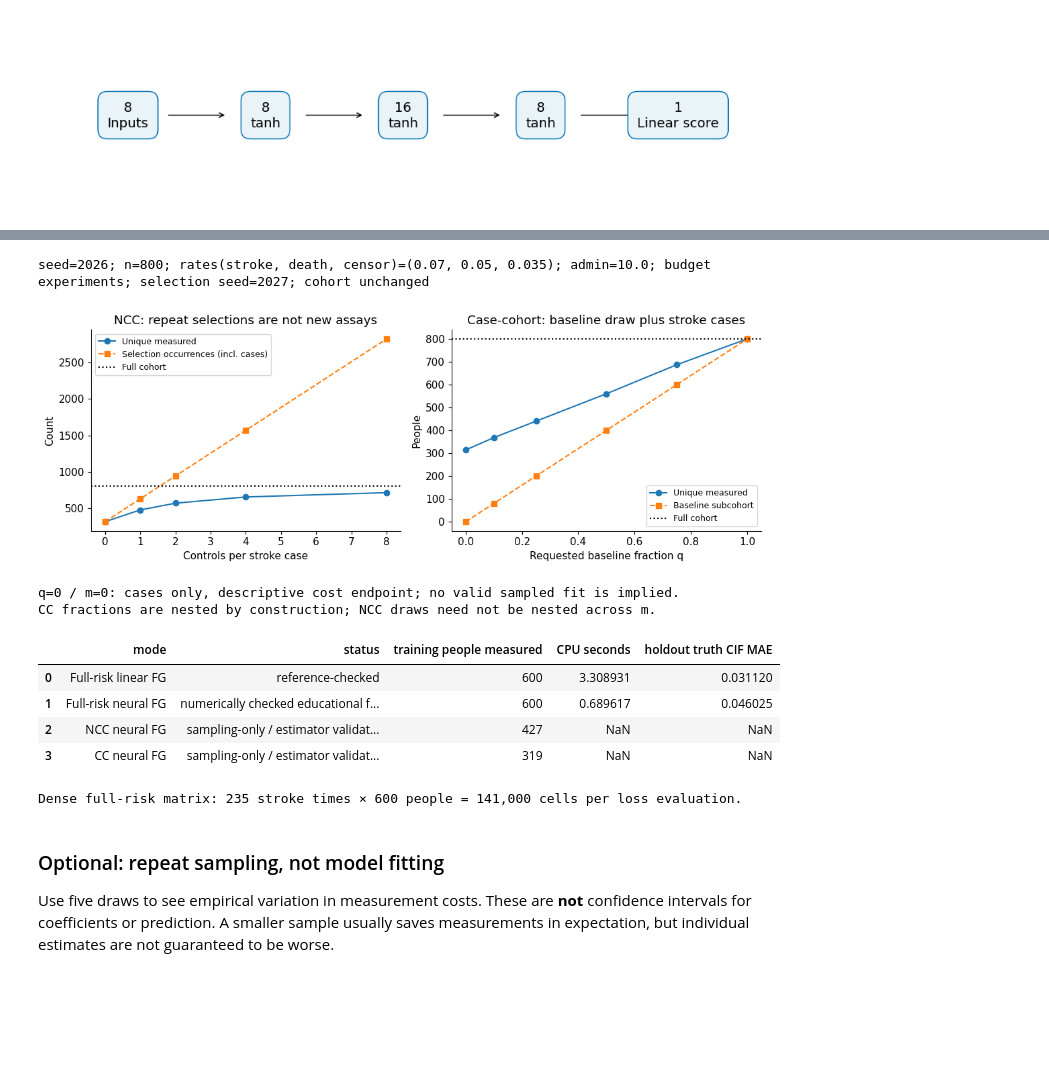
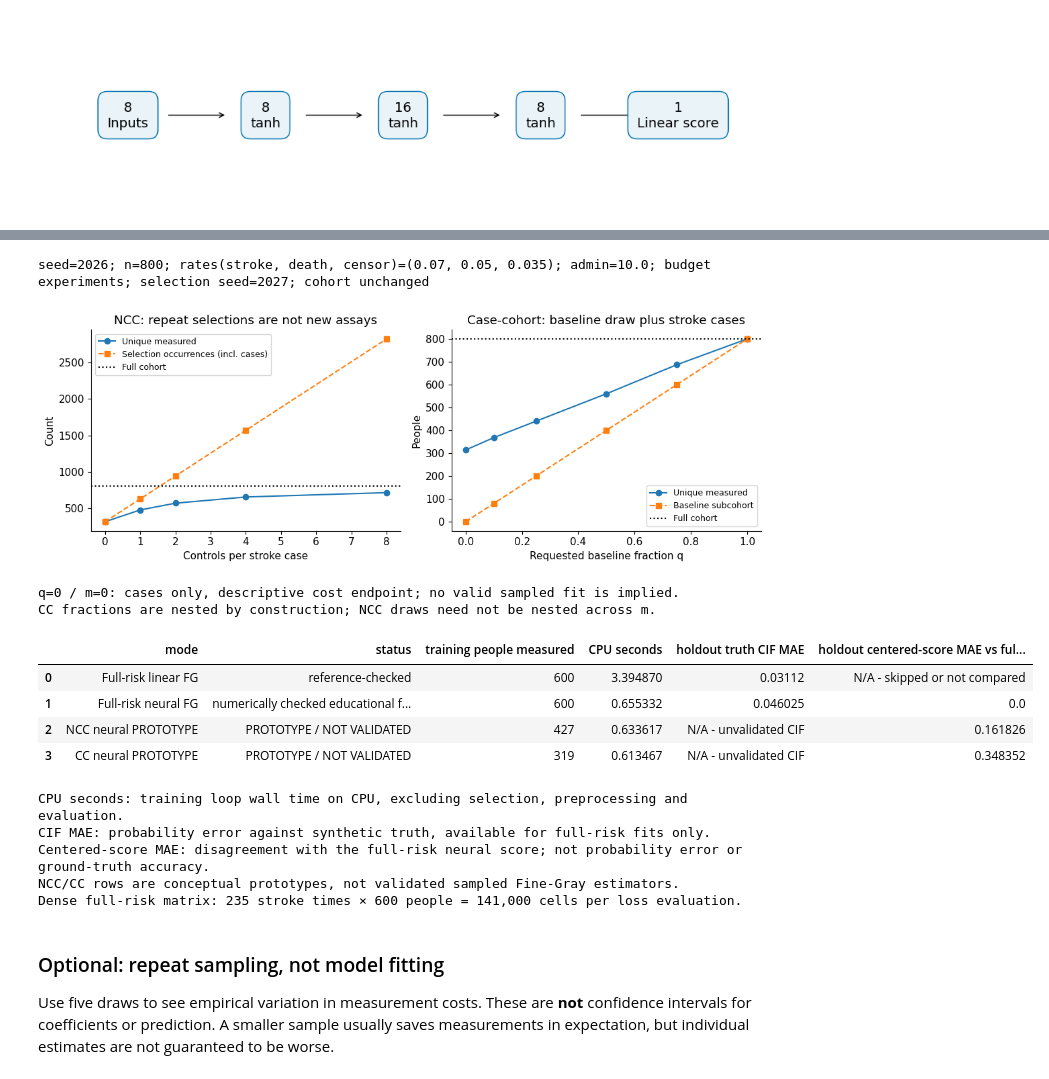
Before and after one commit to MichaelFalk1/Fine_Gray_Competing_Risk_WorkShop, a Jupyter notebook: workshop.ipynb, the cells around one changed output, grey strips where cells are left out. Cells and saved outputs as stored; diff of their text form; code cells hidden in the pictures; blank space fills up the shorter version.

Commit message:
feat: addinf ncc and cc dnn as well as cif for both

```diff
--- a/workshop.ipynb
+++ b/workshop.ipynb
@@ -134,6 +136,7 @@ SELECTION_SEED = SEED + 1
 EPOCHS = 5 if FAST_MODE else 20
 LEARNING_RATE = 0.01
 TRAIN_NEURAL = True
+TRAIN_SAMPLED_PROTOTYPES = True  # Didactic scores only; requires TRAIN_NEURAL.
 # %%
 import numpy as np
 import pandas as pd
@@ -974,0 +1141,30 @@ with these estimators. No approximate sampled loss is included.
+# %%
+if prototype_results and neural_prediction is not None:
+    context(f'Illustrative CIF; NCC controls={NCC_CONTROLS}; CC baseline fraction={CC_FRACTION:.0%}; selection seed={SELECTION_SEED}')
+    fig, ax = plt.subplots(figsize=(9, 5))
+    # Compare average individual curves for the same evaluation group.
+    ax.plot(eval_grid, neural_prediction.mean(axis=0), color='#0072B2',
+            linewidth=2, label='Full-risk neural FG (full training cohort)')
+    for mode, result in prototype_results.items():
+        try:
+            curves = prototype_cif(result['design'], result['training_scores'], result['scores'], eval_grid)
+        except ValueError as exc:
+            print(f'{mode} illustrative CIF skipped: {exc}')
+            continue
+        result['illustrative_cif'] = curves
+        color = {'NCC': '#D55E00', 'CC': '#009E73'}[mode]
+        label = (f'NCC ({NCC_CONTROLS} controls per stroke case)' if mode == 'NCC'
+                 else f'CC ({CC_FRACTION:.0%} baseline subcohort + stroke cases)')
+        ax.plot(eval_grid, curves.mean(axis=0), '--', color=color, linewidth=2, label=label)
+        gap = result['design']['zero_support']
+        if gap:
+            print(f'{mode}: {gap} contributing people have zero inclusion probability; this curve cannot represent the full risk set.')
+    ax.plot(eval_grid, truth_prediction.mean(axis=0), ':', color='black',
+            linewidth=2, label='Simulation truth')
+    ax.set(title='First-stroke cumulative incidence',
+           xlabel='Follow-up time (synthetic years)',
+           ylabel='Cumulative incidence of first stroke', ylim=(0, 1))
+    ax.legend(fontsize=10)
+    plt.tight_layout(); plt.show()
+else:
+    print('Illustrative NCC/CC CIF panel skipped: enable both neural switches and complete prototype training.')
@@ -979,45 +1178,49 @@ ncc_budgets = [sample_ncc(outcomes, m, SELECTION_SEED) for m in m_values]
 cc_budgets = [sample_case_cohort(outcomes, q, SELECTION_SEED) for q in q_values]
 fig, axes = plt.subplots(1, 2, figsize=(11, 4))
 axes[0].plot(m_values, [len(s['measured']) for s in ncc_budgets], 'o-', label='Unique measured')
 axes[0].plot(m_values, [len(s['cases'])+s['control_occurrences'] for s in ncc_budgets],
              's--', label='Selection occurrences (incl. cases)')
 axes[0].axhline(N, color='black', linestyle=':', label='Full cohort')
 axes[0].set(xlabel='Controls per stroke case', ylabel='Count', title='NCC: repeat selections are not new assays')
 axes[1].plot(q_values, [len(s['measured']) for s in cc_budgets], 'o-', label='Unique measured')
 axes[1].plot(q_values, [len(s['baseline']) for s in cc_budgets], 's--', label='Baseline subcohort')
 axes[1].axhline(N, color='black', linestyle=':', label='Full cohort')
 axes[1].set(xlabel='Requested baseline fraction q', ylabel='People', title='Case-cohort: baseline draw plus stroke cases')
 for ax in axes: ax.legend(fontsize=9)
 plt.tight_layout(); plt.show()
 print('q=0 / m=0: cases only, descriptive cost endpoint; no valid sampled fit is implied.')
 print('CC fractions are nested by construction; NCC draws need not be nested across m.')
 
 comparison = pd.DataFrame([
     {'mode': 'Full-risk linear FG', 'status': 'reference-checked' if linear_fg else 'skipped',
      'training people measured': len(train), 'CPU seconds': linear_seconds,
      'holdout truth CIF MAE': linear_truth_mae if linear_fg else np.nan},
     {'mode': 'Full-risk neural FG', 'status': neural_status, 'training people measured': len(train),
      'CPU seconds': neural_seconds, 'holdout truth CIF MAE': neural_truth_mae},
-    {'mode': 'NCC neural FG', 'status': 'sampling-only / estimator validation blocked',
-     'training people measured': len(sample_ncc(train[['subject_id','time','event']], NCC_CONTROLS, SELECTION_SEED)['measured']),
-     'CPU seconds': np.nan, 'holdout truth CIF MAE': np.nan},
-    {'mode': 'CC neural FG', 'status': 'sampling-only / estimator validation blocked',
-     'training people measured': len(sample_case_cohort(train[['subject_id','time','event']], CC_FRACTION, SELECTION_SEED)['measured']),
-     'CPU seconds': np.nan, 'holdout truth CIF MAE': np.nan}])
-display(comparison)
+    *prototype_rows])
+comparison.loc[comparison['mode'] == 'Full-risk neural FG', 'holdout centered-score MAE vs full neural'] = 0.0 if neural_prediction is not None else np.nan
+display(comparison.fillna('N/A - skipped or not compared'))
+print('CPU seconds: training loop wall time on CPU, excluding selection, preprocessing and evaluation.')
+print('CIF MAE: probability error against synthetic truth, available for full-risk fits only.')
+print('Centered-score MAE: disagreement with the full-risk neural score; not probability error or ground-truth accuracy.')
+print('NCC/CC rows are conceptual prototypes, not validated sampled Fine-Gray estimators.')
 if linear_fg:
     d = int((train.event == 1).sum())
     print(f'Dense full-risk matrix: {d} stroke times × {len(train)} people = {d*len(train):,} cells per loss evaluation.')
 # %% [output]
 seed=2026; n=800; rates(stroke, death, censor)=(0.07, 0.05, 0.035); admin=10.0; budget experiments; selection seed=2027; cohort unchanged
 [figure]
 q=0 / m=0: cases only, descriptive cost endpoint; no valid sampled fit is implied.
 CC fractions are nested by construction; NCC draws need not be nested across m.
-|  | mode | status | training people measured | CPU seconds | holdout truth CIF MAE |
-| 0 | Full-risk linear FG | reference-checked | 600 | 3.308931 | 0.031120 |
-| 1 | Full-risk neural FG | numerically checked educational f... | 600 | 0.689617 | 0.046025 |
-| 2 | NCC neural FG | sampling-only / estimator validat... | 427 | NaN | NaN |
-| 3 | CC neural FG | sampling-only / estimator validat... | 319 | NaN | NaN |
+|  | mode | status | training people measured | CPU seconds | holdout truth CIF MAE | holdout centered-score MAE vs ful... |
+| 0 | Full-risk linear FG | reference-checked | 600 | 3.394870 | 0.03112 | N/A - skipped or not compared |
+| 1 | Full-risk neural FG | numerically checked educational f... | 600 | 0.655332 | 0.046025 | 0.0 |
+| 2 | NCC neural PROTOTYPE | PROTOTYPE / NOT VALIDATED | 427 | 0.633617 | N/A - unvalidated CIF | 0.161826 |
+| 3 | CC neural PROTOTYPE | PROTOTYPE / NOT VALIDATED | 319 | 0.613467 | N/A - unvalidated CIF | 0.348352 |
+CPU seconds: training loop wall time on CPU, excluding selection, preprocessing and evaluation.
+CIF MAE: probability error against synthetic truth, available for full-risk fits only.
+Centered-score MAE: disagreement with the full-risk neural score; not probability error or ground-truth accuracy.
+NCC/CC rows are conceptual prototypes, not validated sampled Fine-Gray estimators.
 Dense full-risk matrix: 235 stroke times × 600 people = 141,000 cells per loss evaluation.
 # %% [markdown]
 ### Optional: repeat sampling, not model fitting
```
Also changed, not shown: parts of 10 cells of this notebook, 2 other files.
